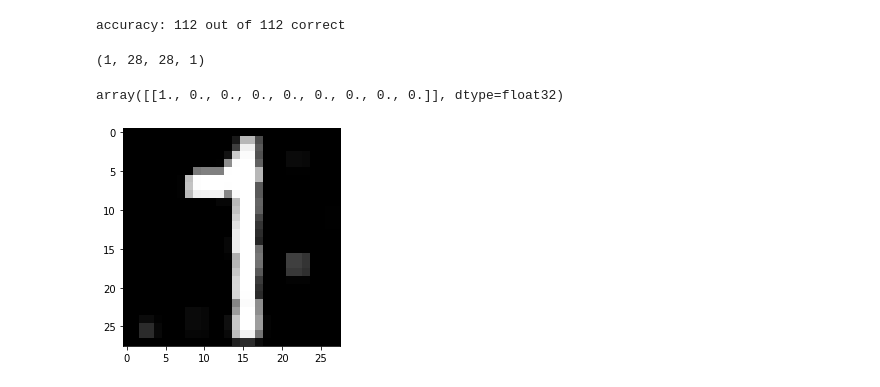
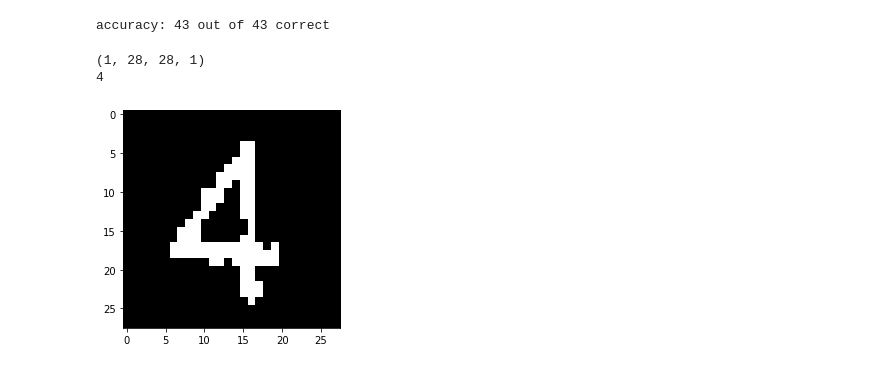
Before and after one commit to raditya3/Sudoku-Solver, a Jupyter notebook: digit_classifier.ipynb, the cells around one changed output. Cells and saved outputs as stored; diff of their text form; code cells hidden in the pictures.

```diff
--- a/digit_classifier.ipynb
+++ b/digit_classifier.ipynb
@@ -27,7 +28,8 @@ for label in target:
     ohetgt[label-1] = 1
     target_onehot.append(ohetgt)
 # %%
-data = np.array(data,dtype="float32")
+
+data = np.array(x_train,dtype="float32")
 target = np.array(target_onehot,dtype="float32")
 # %%
 data = data.reshape((data.shape[0],28,28,1))
@@ -42,7 +36,10 @@ target.shape
 # %%
-import keras
-from keras.preprocessing.image import ImageDataGenerator
+import tensorflow.keras
+from tensorflow.keras.preprocessing.image import ImageDataGenerator
 datagen = ImageDataGenerator(
+        rotation_range=15,
         width_shift_range=0.2,
         height_shift_range=0.2,
+        shear_range=0.5,
+        zoom_range=0.1,
         rescale=1./255)
@@ -51,11 +46,11 @@ Using TensorFlow backend.
 # %%
-import keras
-from keras import Sequential
-from keras.layers import Conv2D, MaxPooling2D
-from keras.layers import Activation, Dropout, Flatten, Dense
-from keras.optimizers import SGD
+
+from tensorflow.keras import Sequential
+from tensorflow.keras.layers import Conv2D, MaxPooling2D
+from tensorflow.keras.layers import Activation, Dropout, Flatten, Dense
+from tensorflow.keras.optimizers import SGD
 model = Sequential()
-model.add(Conv2D(32, (3, 3),input_shape=(28, 28, 1)))
+model.add(Conv2D(64, (3, 3),input_shape=(28, 28, 1)))
 model.add(Activation('relu'))
 model.add(MaxPooling2D(pool_size=(2, 2)))
 
@@ -64,7 +59,7 @@ model.add(Activation('relu'))
 model.add(MaxPooling2D(pool_size=(2, 2)))
 
 model.add(Flatten())  # this converts our 3D feature maps to 1D feature vectors
-model.add(Dense(64))
+model.add(Dense(128))
 model.add(Activation('relu'))
 model.add(Dropout(0.5))
 model.add(Dense(9))
@@ -75,7 +70,7 @@ model.compile(loss='categorical_crossentropy',
 # %%
 datagen.fit(data)
 # %%
-epochs = 350
+epochs =3000
 batch_size=20
 history = model.fit(datagen.flow(data, target, batch_size=batch_size),
         epochs=epochs, verbose=0)
@@ -88,22 +88,25 @@ plt.show()
 # %%
-val_results = model.predict(data)
+x_train = np.array(x_train)
+val_results = model.predict(x_train.reshape(x_train.shape[0],28,28,1)/255)
 correct = 0
-for res, tgt in zip(val_results,target):
-    if(np.argmax(res)==np.argmax(tgt)):
+for res, tgt in zip(val_results,y_train):
+    ohetgt = [0 for _ in range(9)]
+    ohetgt[tgt-1] = 1
+    if(np.argmax(res)==np.argmax(ohetgt)):
         correct+=1
 print("accuracy:",correct,"out of",data.shape[0],"correct")
 # %% [output]
-accuracy: 112 out of 112 correct
+accuracy: 43 out of 43 correct
 # %%
-idx = 30
+idx = 20
 print(np.array([data[idx]]).shape)
-res = model.predict(np.array([data[idx]]))
+res = model.predict(np.array([data[idx]])/255)
 test = data[idx].reshape((28,28))
 plt.imshow(test,cmap="gray")
-res
+print(np.argmax(res)+1)
 # %% [output]
 (1, 28, 28, 1)
+4
-array([[1., 0., 0., 0., 0., 0., 0., 0., 0.]], dtype=float32)
-[figure, old version]
+[figure, new version]
 # %%
 model.save("model.h5")
```
Also changed, not shown: parts of 13 cells of this notebook, 8 other files.
